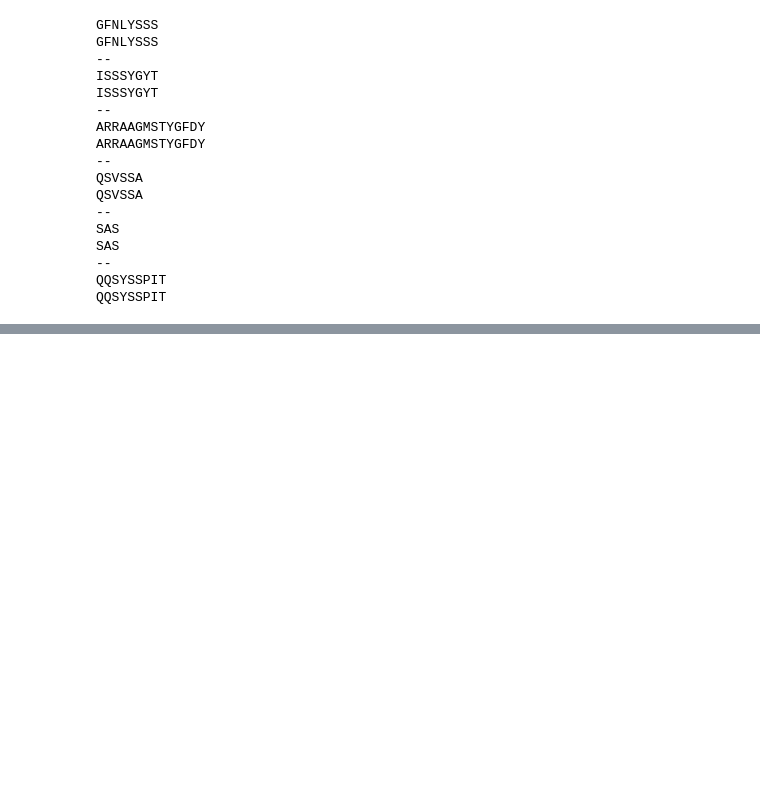
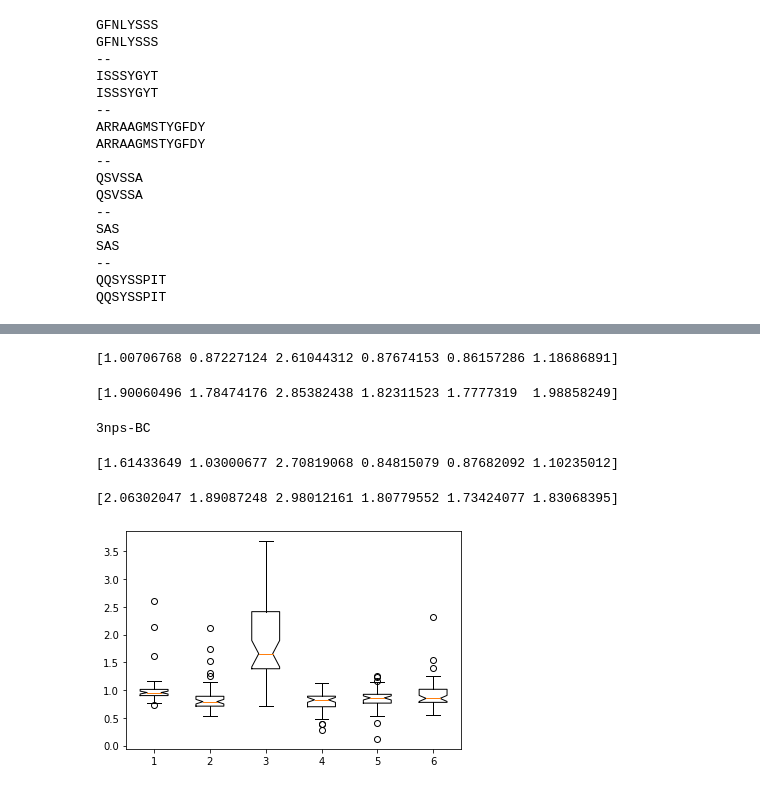
Before and after one commit to felixsihombing/ABlooper, a Jupyter notebook: relax_structures.ipynb, the cells around one changed output, grey strips where cells are left out. Drawn from its saved outputs; the diff is of its cells as text; code cells hidden in the pictures; blank space fills up the shorter version.

```diff
--- a/relax_structures.ipynb
+++ b/relax_structures.ipynb
@@ -250,10 +219,3 @@ c
 def rmsd(prediction, truth):
     dists = (prediction - truth).pow(2).sum(-1)
     return torch.sqrt(dists.nanmean(-1)).mean()
-# %%
-coors = {}
-for CDR in original:
-
-    original[CDR]
-
-    coors[CDR] =
@@ -579,10 +410,0 @@ with open('pdbs/0305-Radam-1-2optim-test/metrics.json', 'r') as f:
-# %%
-ids = metrics['pdb_ids']
-rmsds_n = np.array(metrics['cdr_rmsds_not'])
-rmsds_n2 = np.array(metrics['cdr_rmsds_not_2'])
-rmsds_rel = np.array(metrics['cdr_rmsds_relaxed'])
-rmsds_rel2 = np.array(metrics['cdr_rmsds_relaxed_2'])
-seq_n = metrics['CDR_seq_not']
-seq_rel = metrics['CDR_seq_relaxed']
-node_feats = np.array(metrics['node_feats'])
-decoy_div = np.array(metrics['decoy_divsersity'])
@@ -675,0 +493,60 @@ QQSYSSPIT
+# %%
+dir = 'pdbs/0305-Radam-1-2optim-test/'
+
+files = os.listdir(dir)
+files = [file[:7] for file in files if file != 'metrics.json']
+files = list(set(files))
+
+cdr_slices = [['27', '38'], ['56', '65'], ['105', '117'], ['27', '38'], ['56', '65'], ['105', '117']]
+cdr_rmsds_pred = np.zeros((46, 6))
+cdr_rmsds_relaxed = np.zeros((46, 6))
+pdb_ids = []
+
+for i in range(len(files)):
+
+    file = files[i]
+
+    pdb_ids.append(file)
+
+    chains = (file[-2], file[-1])
+
+    xray = file + '-true'
+    pred = file
+    relaxed = file + '-relaxed'
+
+    cmd.load(dir + xray +'.pdb')
+    cmd.load(dir + pred +'.pdb')
+    cmd.load(dir + relaxed +'.pdb')
+
+    for j in range(6):
+        slice = cdr_slices[j]
+        chain = 0 if j < 3 else 1
+
+        pred_rmsd = cmd.align(pred + ' and chain ' + chains[chain] + ' and resi ' + slice[0] + '-' + slice[1] + ' and (name CA or name CB or name C or name N)',
+                              xray + ' and chain ' + chains[chain] + ' and resi ' + slice[0] + '-' + slice[1] + ' and (name CA or name CB or name C or name N)', cycles=0, transform=0)[0]
+        cdr_rmsds_pred[i, j] = pred_rmsd
+
+        relax_rmsd = cmd.align(relaxed + ' and chain ' + chains[chain] + ' and resi ' + slice[0] + '-' + slice[1] + ' and (name CA or name CB or name C or name N)',
+                               xray + ' and chain ' + chains[chain] + ' and resi ' + slice[0] + '-' + slice[1] + ' and (name CA or name CB or name C or name N)', cycles=0, transform=0)[0]
+        cdr_rmsds_relaxed[i, j] = relax_rmsd
+
+
+
+pprint(cdr_rmsds_relaxed[0])
+pprint(cdr_rmsds_pred[0])
+# %% [output]
+[1.00706768 0.87227124 2.61044312 0.87674153 0.86157286 1.18686891]
+[1.90060496 1.78474176 2.85382438 1.82311523 1.7777319  1.98858249]
+# %%
+i = 20
+print(pdb_ids[i])
+pprint(cdr_rmsds_relaxed[i])
+pprint(cdr_rmsds_pred[i])
+# %% [output]
+3nps-BC
+[1.61433649 1.03000677 2.70819068 0.84815079 0.87682092 1.10235012]
+[2.06302047 1.89087248 2.98012161 1.80779552 1.73424077 1.83068395]
+# %%
+plt.boxplot([x for x in cdr_rmsds_relaxed.T], [x for x in str(range(6))]);
+# %% [output]
+[figure, added]
```
Also changed, not shown: parts of 20 cells of this notebook, 4 other files.
